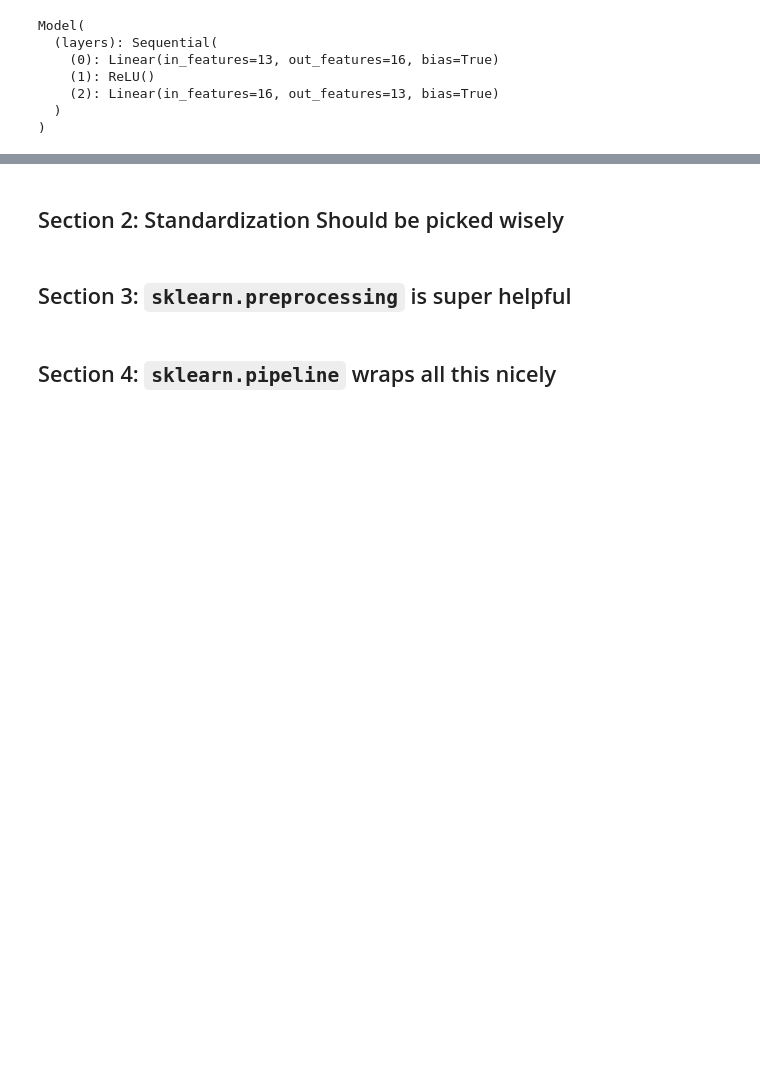
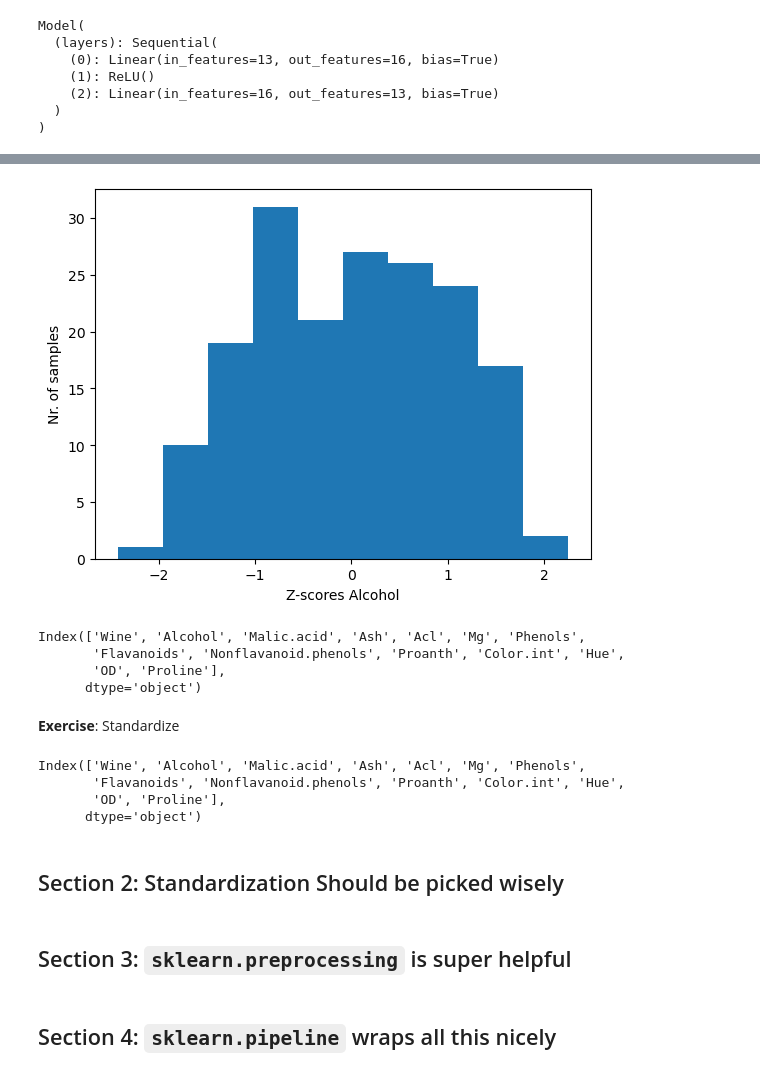
Before and after one commit to atleer/intro-to-deep-learning-dev, a Jupyter notebook: Day02/07_data_standardization/07_data_standardization.ipynb, the cells around one changed output, grey strips where cells are left out. Cells and saved outputs as stored; diff of their text form; code cells hidden in the pictures; blank space fills up the shorter version.

```diff
--- a/Day02/07_data_standardization/07_data_standardization.ipynb
+++ b/Day02/07_data_standardization/07_data_standardization.ipynb
@@ -239,3 +265,29 @@ Accuracy = 1.00
+# %%
+alcohol = torch.tensor(df['Alcohol'].values, dtype=torch.float32)
+
+z_alcohol = (alcohol - alcohol.mean())/alcohol.std()
+# %%
+plt.hist(z_alcohol)
+plt.xlabel('Z-scores Alcohol')
+plt.ylabel('Nr. of samples');
+# %% [output]
+[figure, added]
+# %%
+df.columns
+# %% [output]
+Index(['Wine', 'Alcohol', 'Malic.acid', 'Ash', 'Acl', 'Mg', 'Phenols',
+       'Flavanoids', 'Nonflavanoid.phenols', 'Proanth', 'Color.int', 'Hue',
+       'OD', 'Proline'],
+      dtype='object')
+# %% [markdown]
+**Exercise**: Standardize
+# %%
+df.columns
+# %% [output]
+Index(['Wine', 'Alcohol', 'Malic.acid', 'Ash', 'Acl', 'Mg', 'Phenols',
+       'Flavanoids', 'Nonflavanoid.phenols', 'Proanth', 'Color.int', 'Hue',
+       'OD', 'Proline'],
+      dtype='object')
 # %% [markdown]
 ## Section 2: Standardization Should be picked wisely
 # %% [markdown]
```
Also changed, not shown: parts of 45 cells of this notebook.
